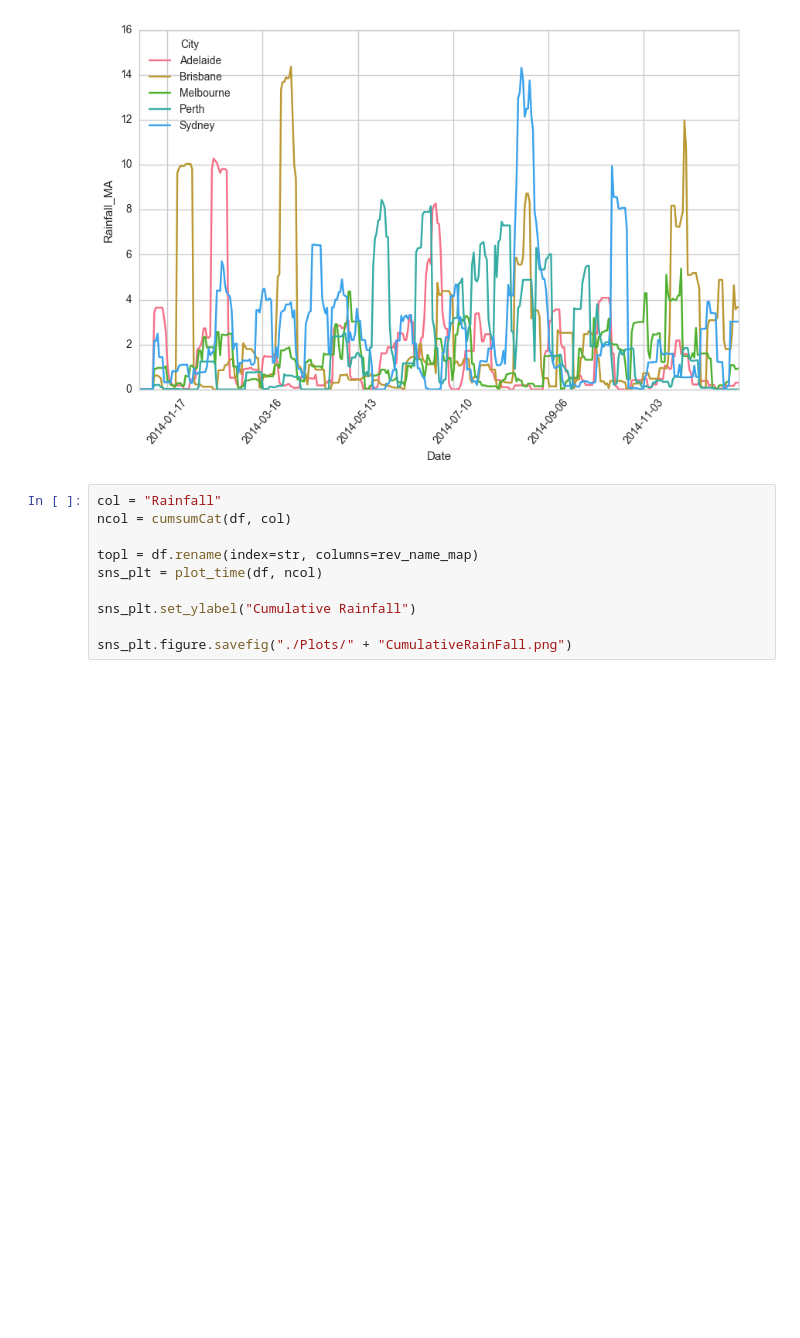
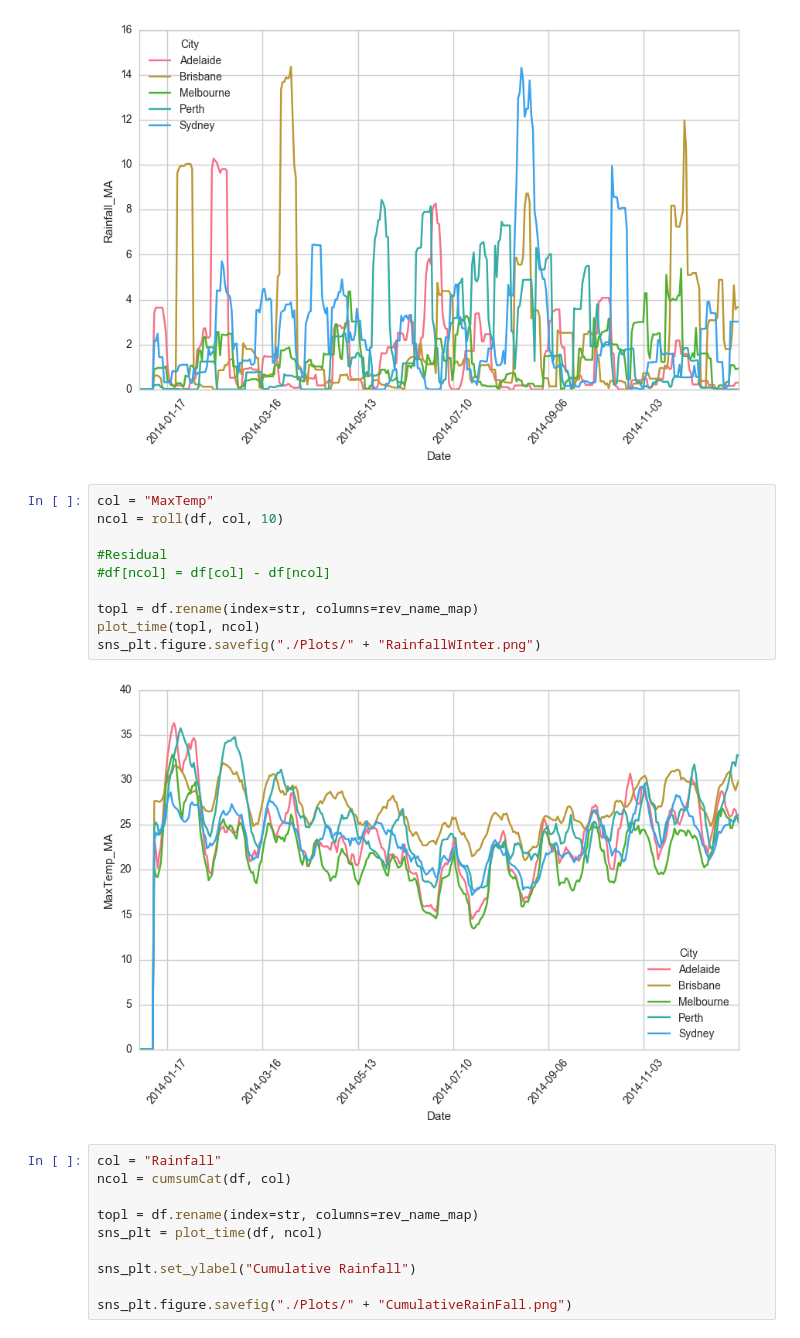
Before and after one commit to BrunnoRicci/bom-austraila, a Jupyter notebook: BOM_Australia.ipynb, the cells around one changed output. Cells and saved outputs as stored; diff of their text form; blank space fills up the shorter version.

```diff
--- a/BOM_Australia.ipynb
+++ b/BOM_Australia.ipynb
@@ -327,6 +318,18 @@ plot_time(topl, ncol)
 sns_plt.figure.savefig("./Plots/" + "RainfallWInter.png")
 # %% [output]
 [figure]
+# %%
+col = "MaxTemp"
+ncol = roll(df, col, 10)
+
+#Residual
+#df[ncol] = df[col] - df[ncol]
+
+topl = df.rename(index=str, columns=rev_name_map)
+plot_time(topl, ncol)
+sns_plt.figure.savefig("./Plots/" + "RainfallWInter.png")
+# %% [output]
+[figure, added]
 # %%
 col = "Rainfall"
 ncol = cumsumCat(df, col)
```
Also changed, not shown: parts of 5 cells of this notebook.
